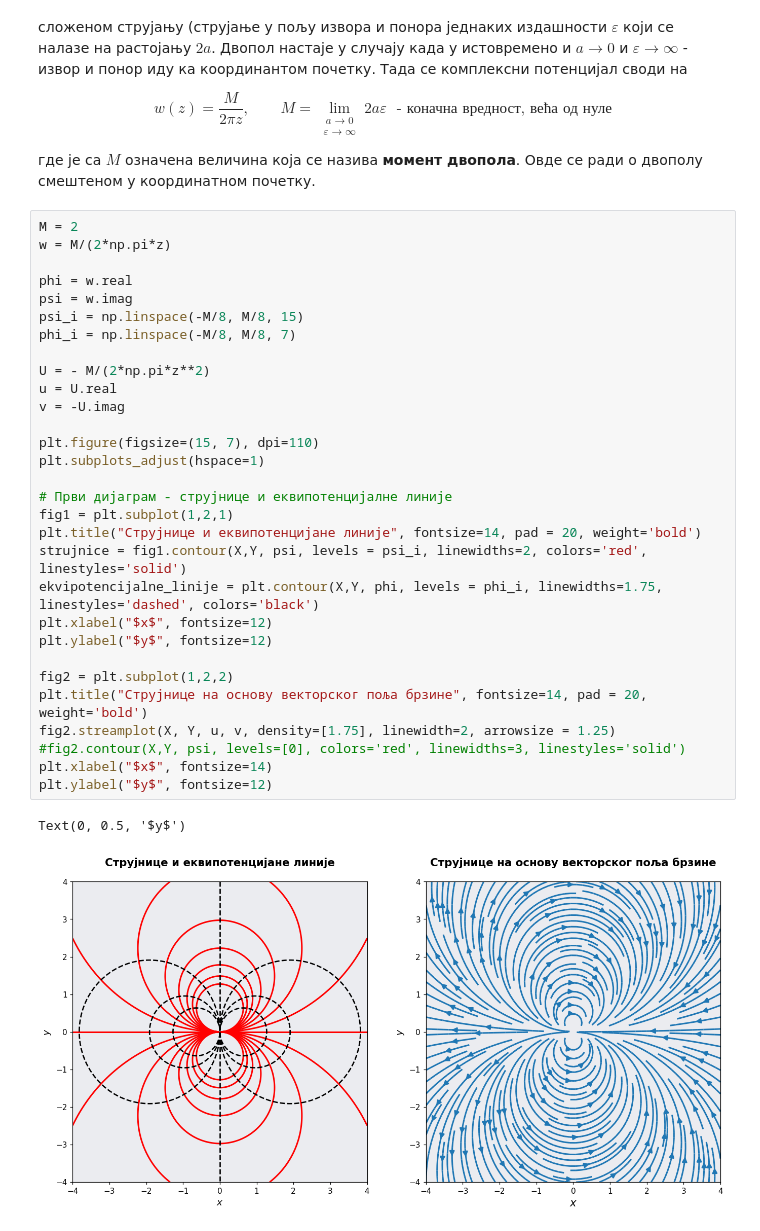
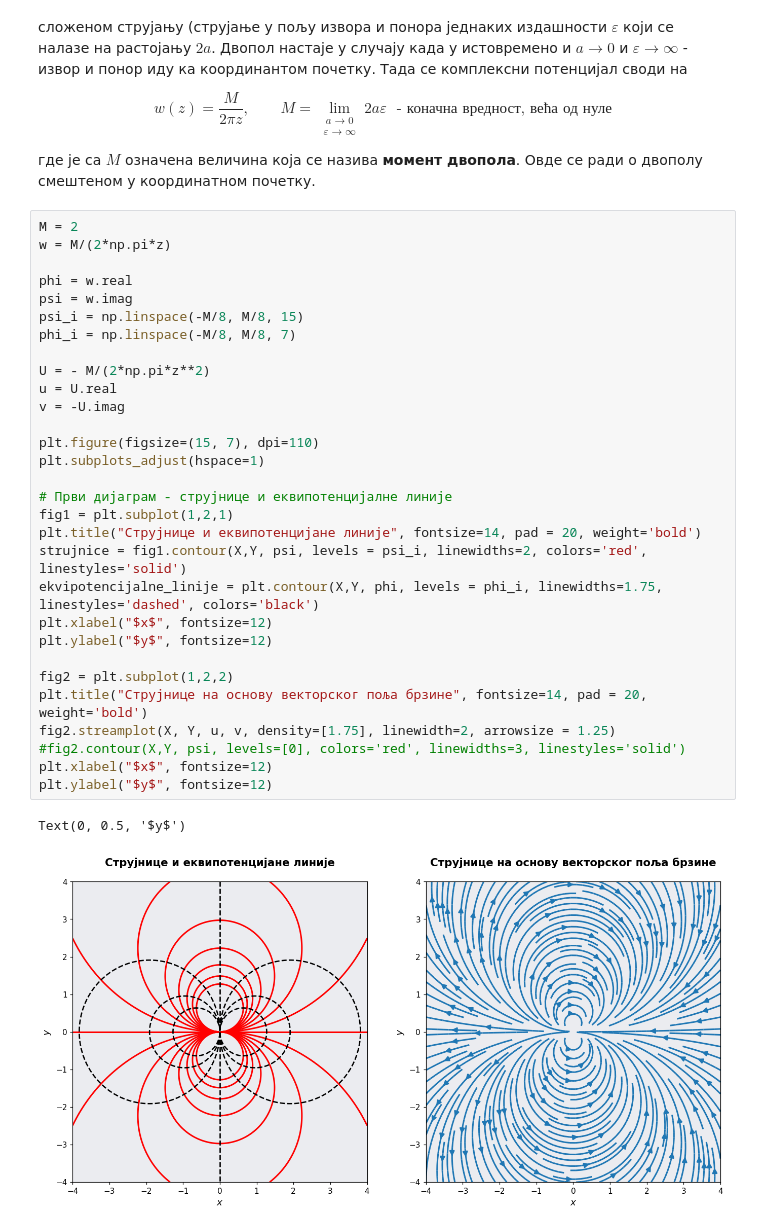
Before and after one commit to cocicar/RPSNF, a Jupyter notebook: 03-Izvor_ponor_dvopol.ipynb, the cells around one changed output. Cells and saved outputs as stored; diff of their text form.

```diff
--- a/03-Izvor_ponor_dvopol.ipynb
+++ b/03-Izvor_ponor_dvopol.ipynb
@@ -73,32 +73,32 @@ $$ w(z) = \frac{M}{2\pi z}, \qquad M = \lim_{\begin{array}{c}a\to 0  \\\varepsil
 M = 2
 w = M/(2*np.pi*z)
 
 phi = w.real
 psi = w.imag
 psi_i = np.linspace(-M/8, M/8, 15)
 phi_i = np.linspace(-M/8, M/8, 7)
 
 U = - M/(2*np.pi*z**2)
 u = U.real
 v = -U.imag
 
 plt.figure(figsize=(15, 7), dpi=110)
 plt.subplots_adjust(hspace=1)
 
 # Први дијаграм - струјнице и еквипотенцијалне линије
 fig1 = plt.subplot(1,2,1)
 plt.title("Струјнице и еквипотенцијане линије", fontsize=14, pad = 20, weight='bold')
 strujnice = fig1.contour(X,Y, psi, levels = psi_i, linewidths=2, colors='red', linestyles='solid')
 ekvipotencijalne_linije = plt.contour(X,Y, phi, levels = phi_i, linewidths=1.75, linestyles='dashed', colors='black')
 plt.xlabel("$x$", fontsize=12)
 plt.ylabel("$y$", fontsize=12)
 
 fig2 = plt.subplot(1,2,2)
 plt.title("Струјнице на основу векторског поља брзине", fontsize=14, pad = 20, weight='bold')
 fig2.streamplot(X, Y, u, v, density=[1.75], linewidth=2, arrowsize = 1.25)
 #fig2.contour(X,Y, psi, levels=[0], colors='red', linewidths=3, linestyles='solid')
-plt.xlabel("$x$", fontsize=14)
+plt.xlabel("$x$", fontsize=12)
 plt.ylabel("$y$", fontsize=12)
 # %% [output]
 Text(0, 0.5, '$y$')
-[figure, old version]
+[figure, new version]
```
Also changed, not shown: parts of 2 cells of this notebook, 1 other file.
